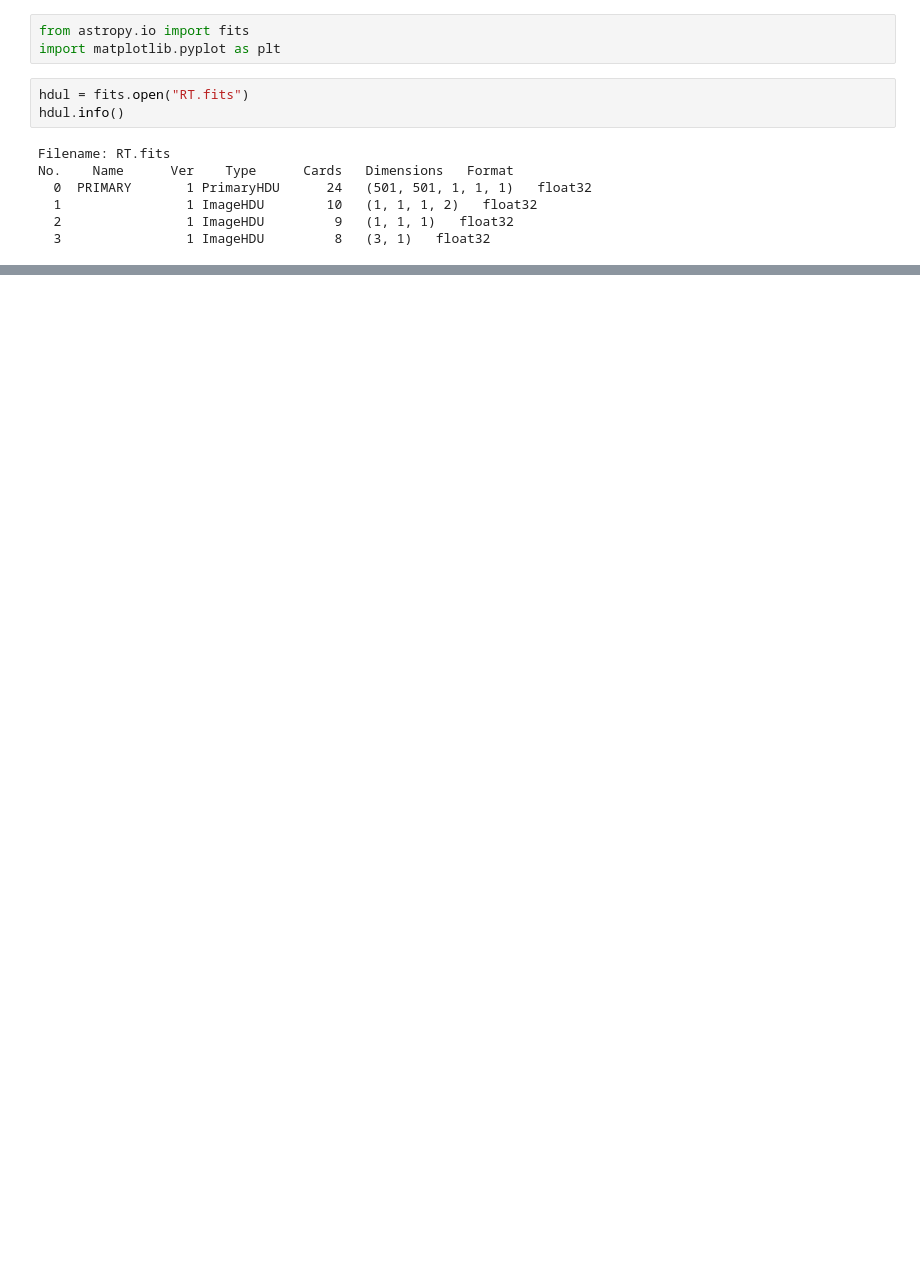
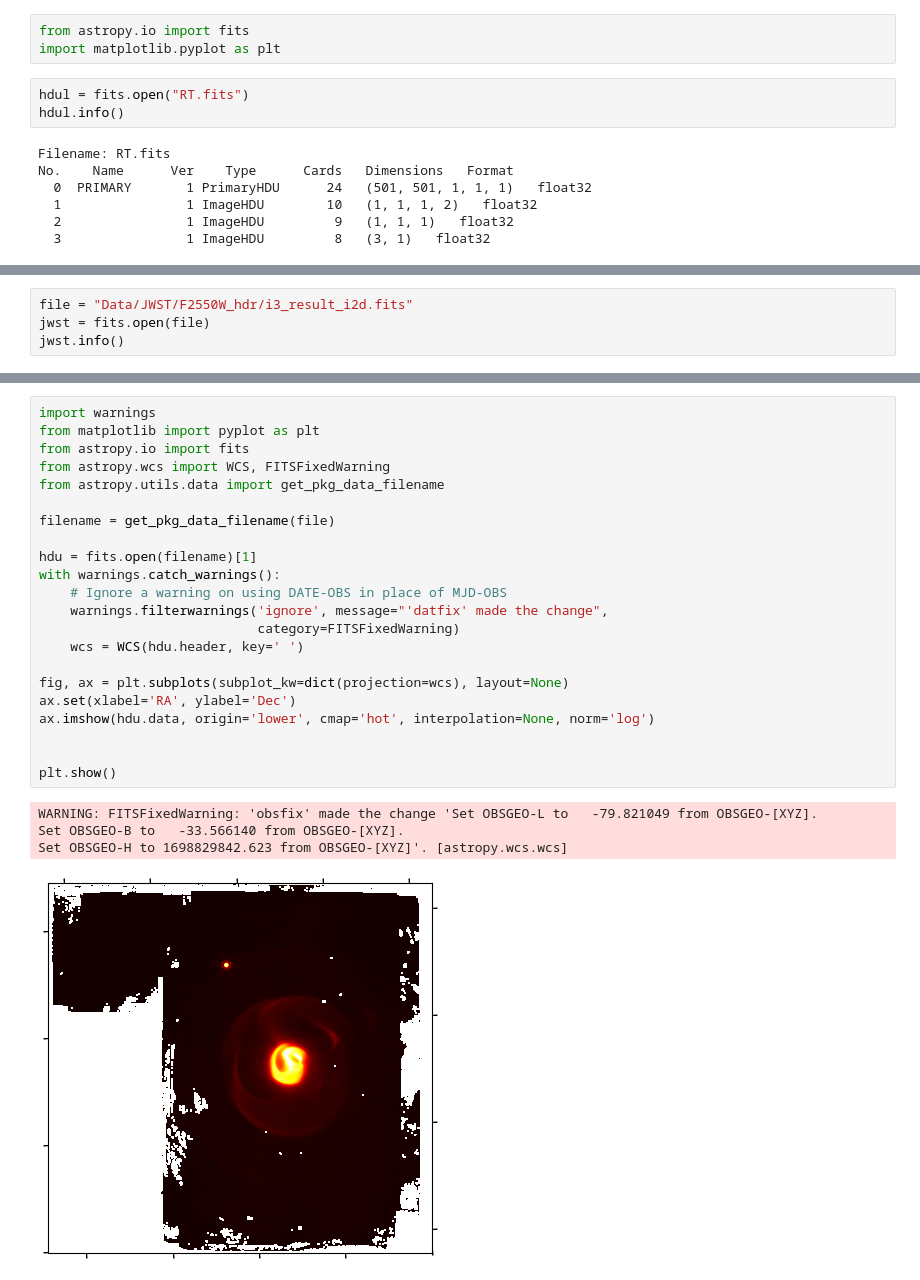
Before and after one commit to ryanwhite1/xenomorph, a Jupyter notebook: test.ipynb, the cells around one changed output, grey strips where cells are left out. Saved outputs shown, nothing was run; the diff lists cells and outputs as text; blank space fills up the shorter version.

```diff
--- a/test.ipynb
+++ b/test.ipynb
@@ -21,0 +22,4 @@ ax.imshow(data, vmin=1e-35, vmax=1e-31)
+# %%
+file = "Data/JWST/F2550W_hdr/i3_result_i2d.fits"
+jwst = fits.open(file)
+jwst.info()
@@ -21,0 +59,27 @@ ax.imshow(data, vmin=1e-35, vmax=1e-31)
+# %%
+import warnings
+from matplotlib import pyplot as plt
+from astropy.io import fits
+from astropy.wcs import WCS, FITSFixedWarning
+from astropy.utils.data import get_pkg_data_filename
+
+filename = get_pkg_data_filename(file)
+
+hdu = fits.open(filename)[1]
+with warnings.catch_warnings():
+    # Ignore a warning on using DATE-OBS in place of MJD-OBS
+    warnings.filterwarnings('ignore', message="'datfix' made the change",
+                            category=FITSFixedWarning)
+    wcs = WCS(hdu.header, key=' ')
+
+fig, ax = plt.subplots(subplot_kw=dict(projection=wcs), layout=None)
+ax.set(xlabel='RA', ylabel='Dec')
+ax.imshow(hdu.data, origin='lower', cmap='hot', interpolation=None, norm='log')
+
+
+plt.show()
+# %% [output]
+WARNING: FITSFixedWarning: 'obsfix' made the change 'Set OBSGEO-L to   -79.821049 from OBSGEO-[XYZ].
+Set OBSGEO-B to   -33.566140 from OBSGEO-[XYZ].
+Set OBSGEO-H to 1698829842.623 from OBSGEO-[XYZ]'. [astropy.wcs.wcs]
+[figure, added]
```
Also changed, not shown: parts of 4 cells of this notebook, 10 other files.
